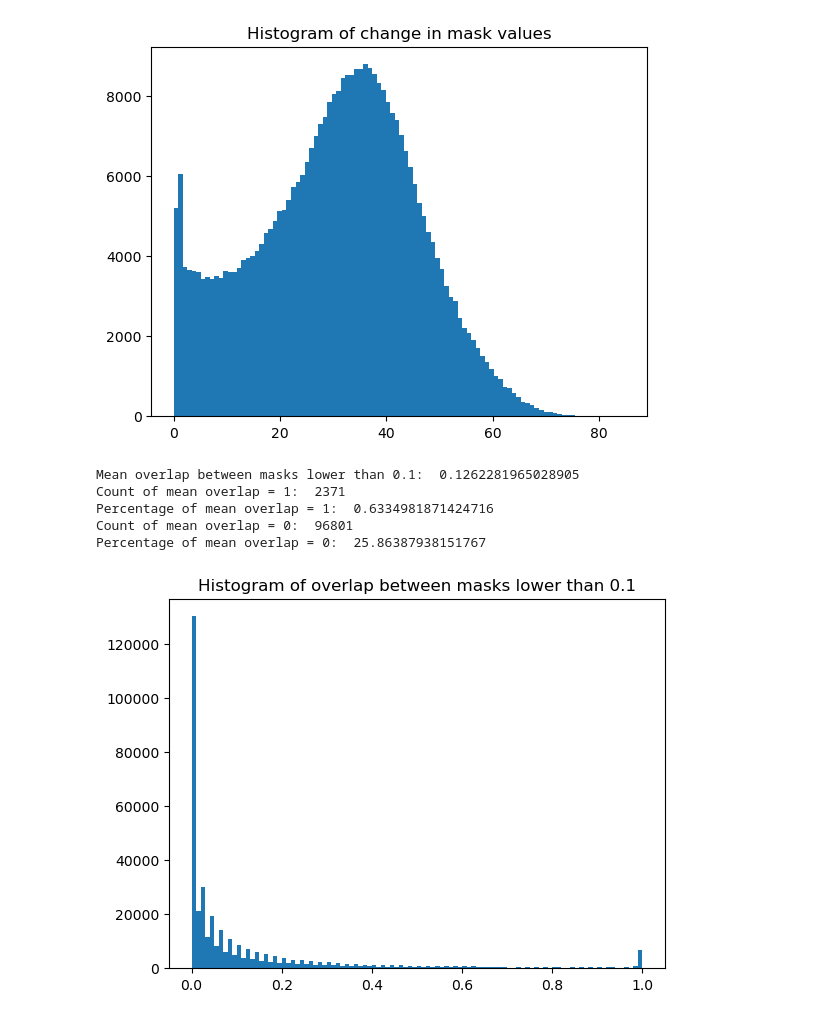
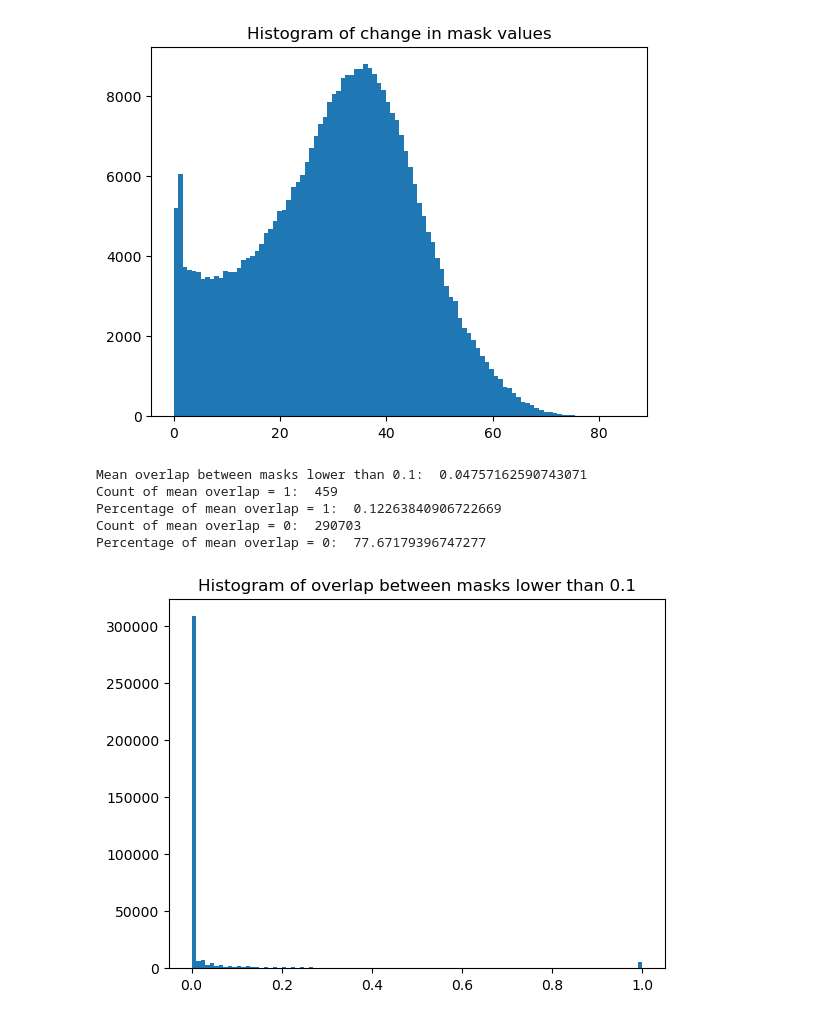
Before and after one commit to saqibjaved1/Dynamic3DGaussians, a Jupyter notebook: analysis.ipynb, the cells around one changed output. Drawn from its saved outputs; the diff is of its cells as text; code cells hidden in the pictures.

```diff
--- a/analysis.ipynb
+++ b/analysis.ipynb
@@ -67,36 +67,36 @@ Standard deviation of change in mask value:  0.22959112
 # %%
 # Overlap between masks lower than 0.1
 
-masks_lower_than_01 = gaussian_masks < 0.1
+masks_lower_than_01 = gaussian_masks < 0.01
 
 overlap = np.sum(masks_lower_than_01, axis=1) / masks_lower_than_01.shape[1]
 
 mean_overlap = np.mean(overlap)
-print("Mean overlap between masks lower than 0.1: ", mean_overlap)
+print("Mean overlap between masks lower than 0.01: ", mean_overlap)
 
 # Count of mean overlap = 1
 print("Count of mean overlap = 1: ", np.sum(overlap == 1))
 # Percentage of mean overlap = 1
 print("Percentage of mean overlap = 1: ", np.sum(overlap == 1) / overlap.shape[0] * 100)
 
 # Count of mean overlap = 0
 print("Count of mean overlap = 0: ", np.sum(overlap == 0))
 # Percentage of mean overlap = 0
 print("Percentage of mean overlap = 0: ", np.sum(overlap == 0) / overlap.shape[0] * 100)
 
 
 
 # Histogram of overlap between masks lower than 0.1
 plt.hist(overlap, bins=100)
 plt.title("Histogram of overlap between masks lower than 0.1")
 plt.show()
 # %% [output]
-Mean overlap between masks lower than 0.1:  0.1262281965028905
-Count of mean overlap = 1:  2371
-Percentage of mean overlap = 1:  0.6334981871424716
-Count of mean overlap = 0:  96801
-Percentage of mean overlap = 0:  25.86387938151767
+Mean overlap between masks lower than 0.1:  0.04757162590743071
+Count of mean overlap = 1:  459
+Percentage of mean overlap = 1:  0.12263840906722669
+Count of mean overlap = 0:  290703
+Percentage of mean overlap = 0:  77.67179396747277
-[figure, old version]
+[figure, new version]
 # %%
 # # Rerun the above analysis for the other datasets
 
```
Also changed, not shown: parts of 1 cell of this notebook, 1 other file.
